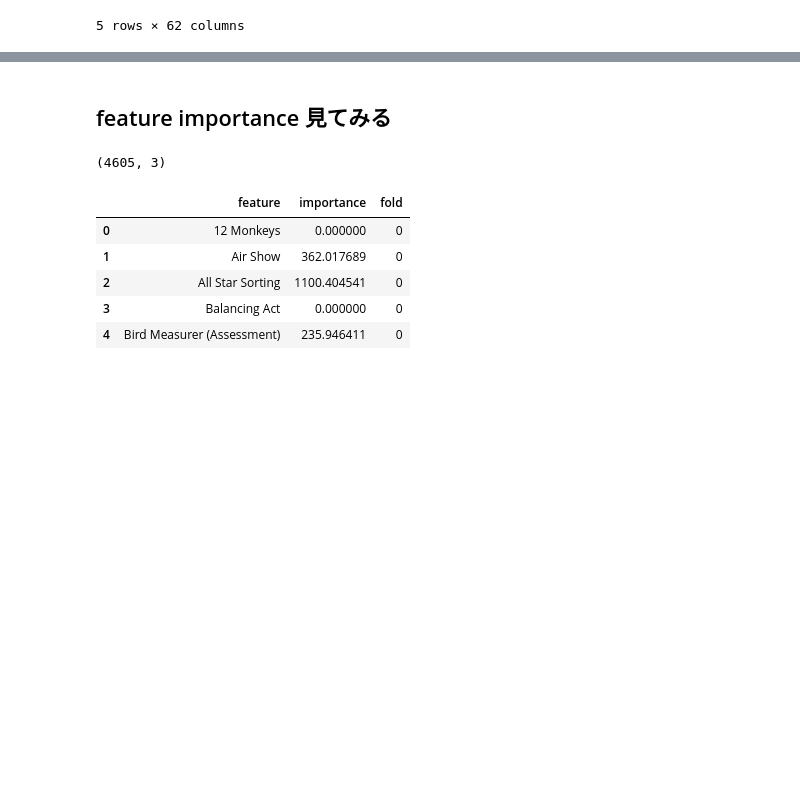
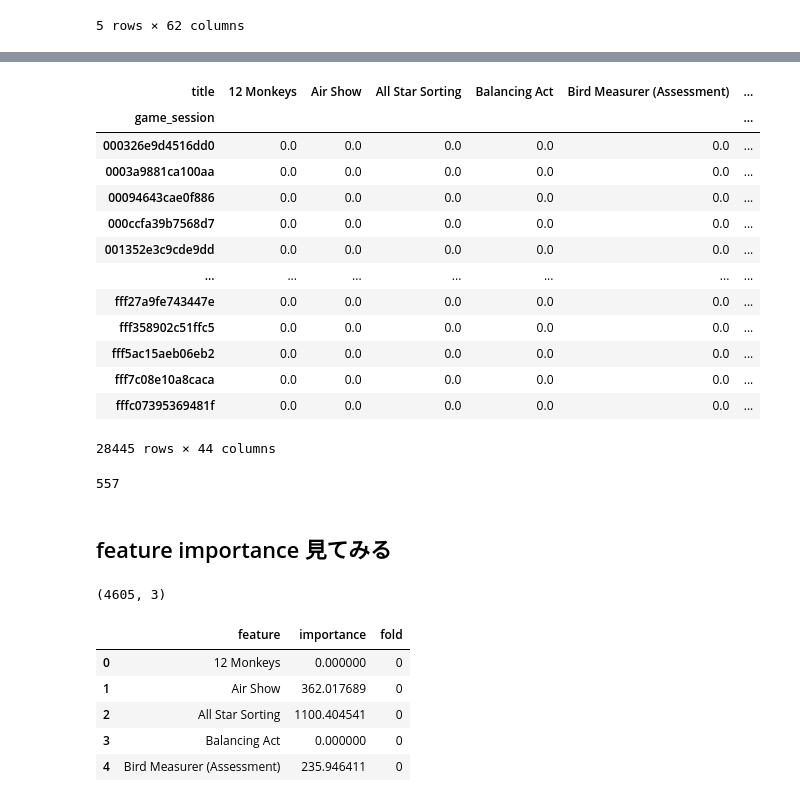
Before and after one commit to guchio3/kaggle-dsb-2019, a Jupyter notebook: notebooks/e010_just_before_session_eda.ipynb, the cells around one changed output, grey strips where cells are left out. Drawn from its saved outputs; the diff is of its cells as text; code cells hidden in the pictures; blank space fills up the shorter version.

```diff
--- a/notebooks/e009_just_before_session_eda.ipynb
+++ b/notebooks/e010_just_before_session_eda.ipynb
@@ -225,0 +276,22 @@ display(df.shape, df.head())
+# %%
+tst_df["gs_max_time"] = tst_df.groupby("game_session")["timestamp"].transform('max')
+
+pd.pivot_table(tst_df, index=["game_session"],
+               columns="title",
+               values="game_time",
+               aggfunc="max").fillna(0)#.sort_values('game_session')
+# %% [output]
+| title | 12 Monkeys | Air Show | All Star Sorting | Balancing Act | Bird Measurer (Assessment) | ... |
+| game_session |  |  |  |  |  | ... |
+| 000326e9d4516dd0 | 0.0 | 0.0 | 0.0 | 0.0 | 0.0 | ... |
+| 0003a9881ca100aa | 0.0 | 0.0 | 0.0 | 0.0 | 0.0 | ... |
+| 00094643cae0f886 | 0.0 | 0.0 | 0.0 | 0.0 | 0.0 | ... |
+| 000ccfa39b7568d7 | 0.0 | 0.0 | 0.0 | 0.0 | 0.0 | ... |
+| 001352e3c9cde9dd | 0.0 | 0.0 | 0.0 | 0.0 | 0.0 | ... |
+| ... | ... | ... | ... | ... | ... | ... |
+| fff27a9fe743447e | 0.0 | 0.0 | 0.0 | 0.0 | 0.0 | ... |
+| fff358902c51ffc5 | 0.0 | 0.0 | 0.0 | 0.0 | 0.0 | ... |
+| fff5ac15aeb06eb2 | 0.0 | 0.0 | 0.0 | 0.0 | 0.0 | ... |
+| fff7c08e10a8caca | 0.0 | 0.0 | 0.0 | 0.0 | 0.0 | ... |
+| fffc07395369481f | 0.0 | 0.0 | 0.0 | 0.0 | 0.0 | ... |
+28445 rows × 44 columns
@@ -226,3 +305,7 @@ display(df.shape, df.head())
+# %%
+tst_df[_idx].installation_id.nunique()
+# %% [output]
+557
 # %% [markdown]
 ## feature importance 見てみる
 # %%
```
Also changed, not shown: parts of 6 cells of this notebook, 4 other files.
